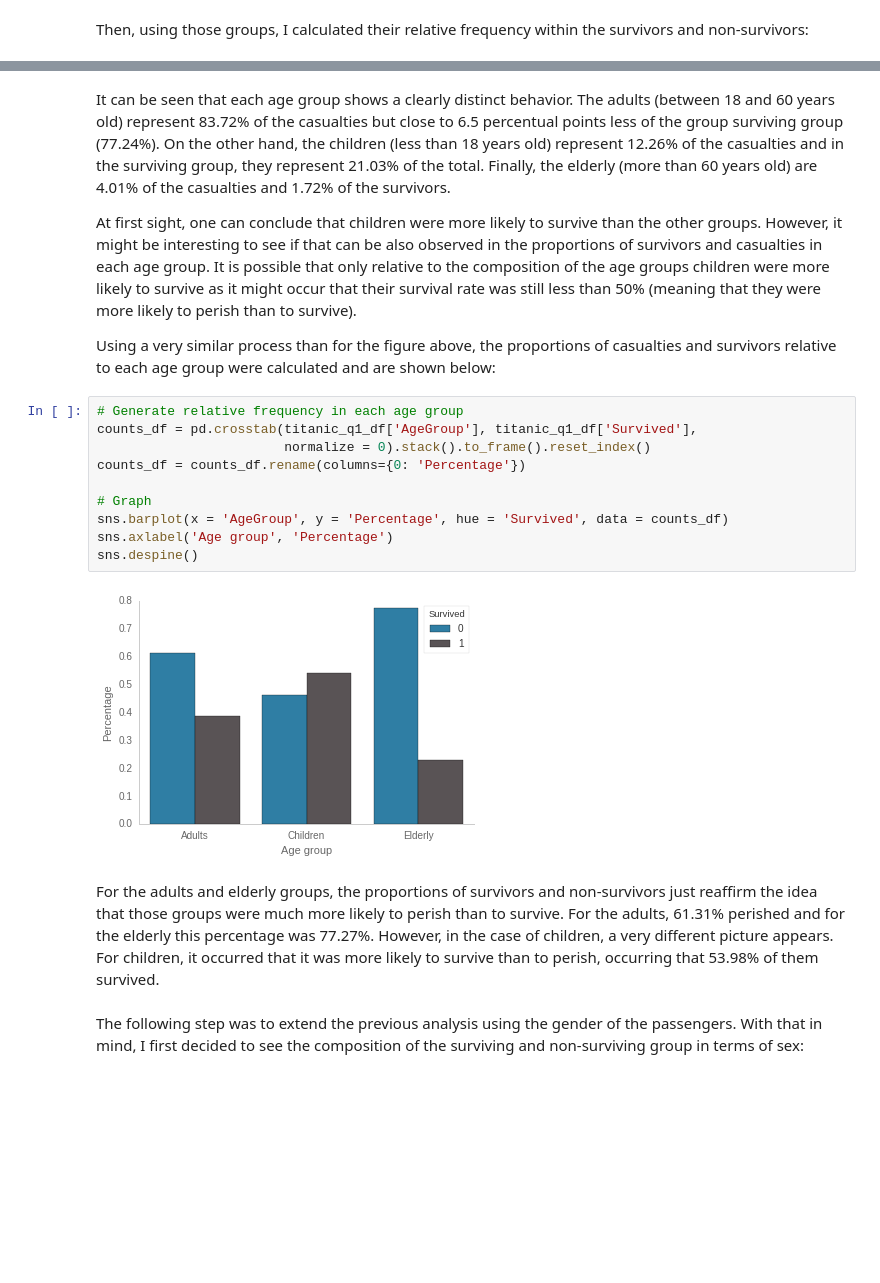
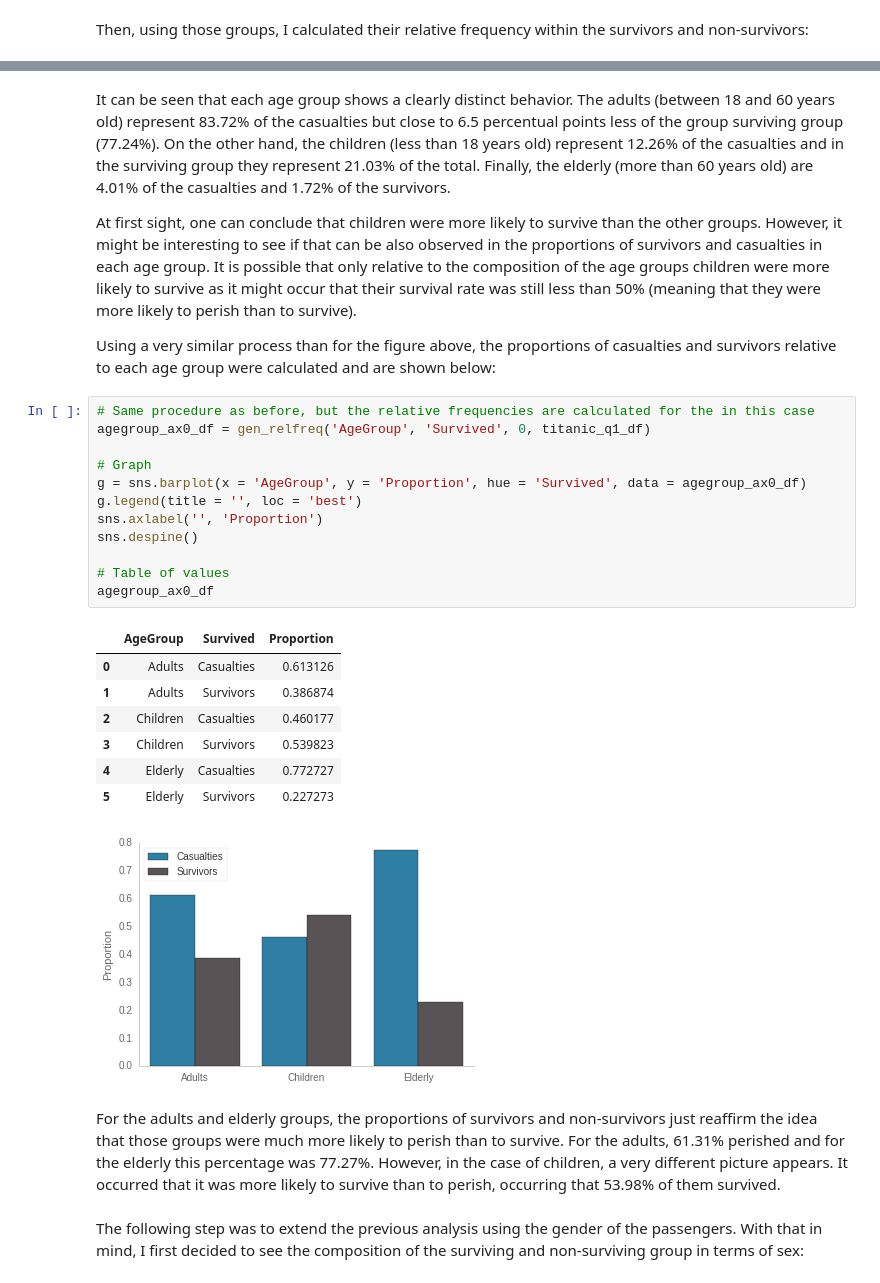
Before and after one commit to dylanjcastillo/titanic_analysis, a Jupyter notebook: Titanic Analysis.ipynb, the cells around one changed output, grey strips where cells are left out. Saved outputs shown, nothing was run; the diff lists cells and outputs as text; blank space fills up the shorter version.

```diff
--- a/Titanic Analysis.ipynb
+++ b/Titanic Analysis.ipynb
@@ -187,23 +218,32 @@ sns.despine()
 # %% [markdown]
-It can be seen that each age group shows a clearly distinct behavior. The adults (between 18 and 60 years old) represent 83.72% of the casualties but close to 6.5 percentual points less of the group surviving group (77.24%). On the other hand, the children (less than 18 years old) represent 12.26% of the casualties and in the surviving group, they represent 21.03% of the total. Finally, the elderly (more than 60 years old) are 4.01% of the casualties and 1.72% of the survivors.
+It can be seen that each age group shows a clearly distinct behavior. The adults (between 18 and 60 years old) represent 83.72% of the casualties but close to 6.5 percentual points less of the group surviving group (77.24%). On the other hand, the children (less than 18 years old) represent 12.26% of the casualties and in the surviving group they represent 21.03% of the total. Finally, the elderly (more than 60 years old) are 4.01% of the casualties and 1.72% of the survivors.
 
 At first sight, one can conclude that children were more likely to survive than the other groups. However, it might be interesting to see if that can be also observed in the proportions of survivors and casualties in each age group. It is possible that only relative to the composition of the age groups children were more likely to survive as it might occur that their survival rate was still less than 50% (meaning that they were more likely to perish than to survive).
 
 Using a very similar process than for the figure above, the proportions of casualties and survivors relative to each age group were calculated and are shown below:
-# %%
-# Generate relative frequency in each age group
-counts_df = pd.crosstab(titanic_q1_df['AgeGroup'], titanic_q1_df['Survived'],
-                        normalize = 0).stack().to_frame().reset_index()
-counts_df = counts_df.rename(columns={0: 'Percentage'})
-
-# Graph
-sns.barplot(x = 'AgeGroup', y = 'Percentage', hue = 'Survived', data = counts_df)
-sns.axlabel('Age group', 'Percentage')
-sns.despine()
-# %% [output]
-[figure, removed]
+# %%
+# Same procedure as before, but the relative frequencies are calculated for the in this case
+agegroup_ax0_df = gen_relfreq('AgeGroup', 'Survived', 0, titanic_q1_df)
+
+# Graph
+g = sns.barplot(x = 'AgeGroup', y = 'Proportion', hue = 'Survived', data = agegroup_ax0_df)
+g.legend(title = '', loc = 'best')
+sns.axlabel('', 'Proportion')
+sns.despine()
+
+# Table of values
+agegroup_ax0_df
+# %% [output]
+|  | AgeGroup | Survived | Proportion |
+| 0 | Adults | Casualties | 0.613126 |
+| 1 | Adults | Survivors | 0.386874 |
+| 2 | Children | Casualties | 0.460177 |
+| 3 | Children | Survivors | 0.539823 |
+| 4 | Elderly | Casualties | 0.772727 |
+| 5 | Elderly | Survivors | 0.227273 |
+[figure, added]
 # %% [markdown]
-For the adults and elderly groups, the proportions of survivors and non-survivors just reaffirm the idea that those groups were much more likely to perish than to survive. For the adults, 61.31% perished and for the elderly this percentage was 77.27%. However, in the case of children, a very different picture appears. For children, it occurred that it was more likely to survive than to perish, occurring that 53.98% of them survived.
+For the adults and elderly groups, the proportions of survivors and non-survivors just reaffirm the idea that those groups were much more likely to perish than to survive. For the adults, 61.31% perished and for the elderly this percentage was 77.27%. However, in the case of children, a very different picture appears. It occurred that it was more likely to survive than to perish, occurring that 53.98% of them survived.
 # %% [markdown]
 The following step was to extend the previous analysis using the gender of the passengers. With that in mind, I first decided to see the composition of the surviving and non-surviving group in terms of sex:
 # %%
```
Also changed, not shown: parts of 9 cells of this notebook.
